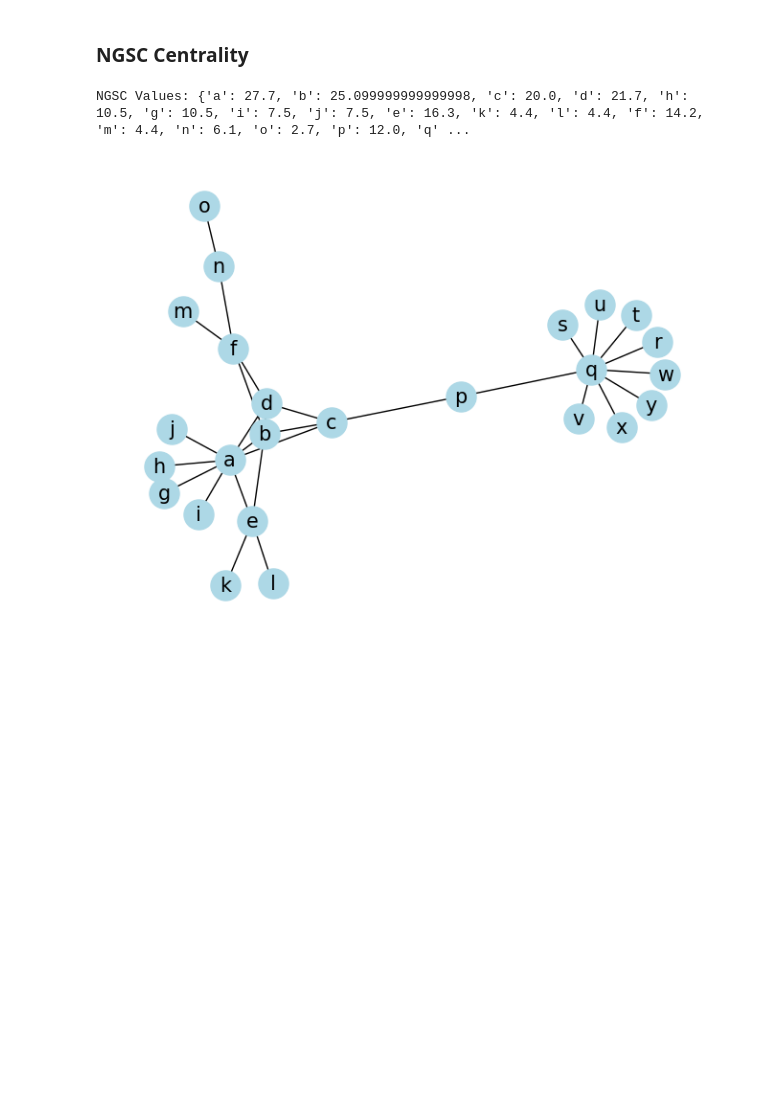
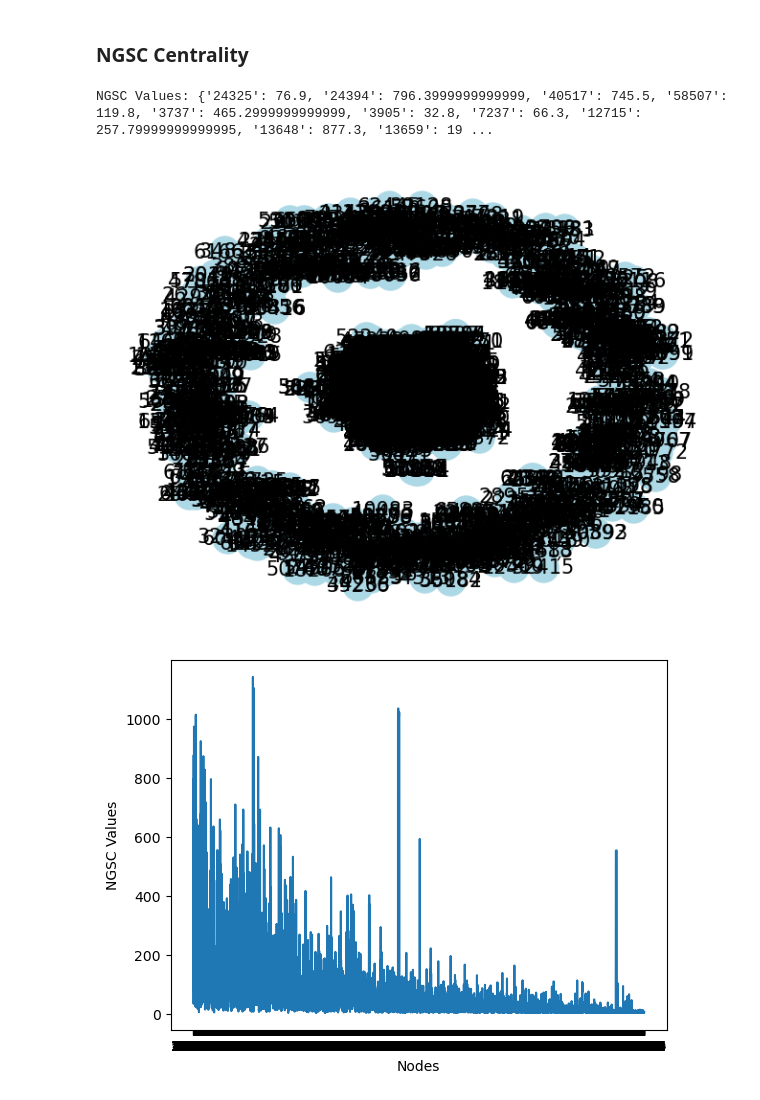
Before and after one commit to sandipto729/Social-Network, a Jupyter notebook: Centrality.ipynb, the cells around one changed output. Saved outputs shown, nothing was run; the diff lists cells and outputs as text; code cells hidden in the pictures; blank space fills up the shorter version.

Commit message:
add for ca-HepTh graph

```diff
--- a/Centrality.ipynb
+++ b/Centrality.ipynb
@@ -632,33 +632,51 @@ def findNGSC(G, tone1, tone2):
 
     for node in G.nodes():
         result = 0
         k_shell_value = findKSchellValue(kShell, node)
         result += (tone1 * (k_shell_value if k_shell_value is not None else 0) + tone2 * G.degree(node))
 
         for neighborNode in G.neighbors(node):
             k_shell_value_neigh = findKSchellValue(kShell, neighborNode)
             result += (tone1 * (k_shell_value_neigh if k_shell_value_neigh is not None else 0) + tone2 * G.degree(neighborNode))
 
         ans[node] = result
 
     return ans
 
 G = nx.Graph()
 
-with open("graph2.txt", "r") as file:
+with open("ca-HepTh.txt", "r") as file:
     for line in file:
         edge = line.strip().split()
         if len(edge) == 2:
             G.add_edge((edge[0]),(edge[1]))
 
 tone1 = 0.3
 tone2 = 0.7
 
 ngsc_values = findNGSC(G, tone1, tone2)
 print("NGSC Values:", ngsc_values)
 
 nx.draw(G, with_labels=True, node_color='lightblue', node_size=500, font_size=15)
 plt.show()
+
+y=list(ngsc_values.values())
+x=list(ngsc_values.keys())
+plt.plot(x,y)
+plt.xlabel('Nodes')
+plt.ylabel('NGSC Values')
+plt.show()
+
+plt.scatter(x, y)
+plt.xlabel('Nodes')
+plt.ylabel('NGSC Values')
+plt.show()
+
+plt.bar(x,y)
+plt.xlabel('Nodes')
+plt.ylabel('NGSC Values')
+plt.show()
 # %% [output]
-NGSC Values: {'a': 27.7, 'b': 25.099999999999998, 'c': 20.0, 'd': 21.7, 'h': 10.5, 'g': 10.5, 'i': 7.5, 'j': 7.5, 'e': 16.3, 'k': 4.4, 'l': 4.4, 'f': 14.2, 'm': 4.4, 'n': 6.1, 'o': 2.7, 'p': 12.0, 'q' ...
+NGSC Values: {'24325': 76.9, '24394': 796.3999999999999, '40517': 745.5, '58507': 119.8, '3737': 465.2999999999999, '3905': 32.8, '7237': 66.3, '12715': 257.79999999999995, '13648': 877.3, '13659': 19 ...
-[figure, old version]
+[figure, new version]
+[figure, added]
```
Also changed, not shown: parts of 1 cell of this notebook, 2 other files.
